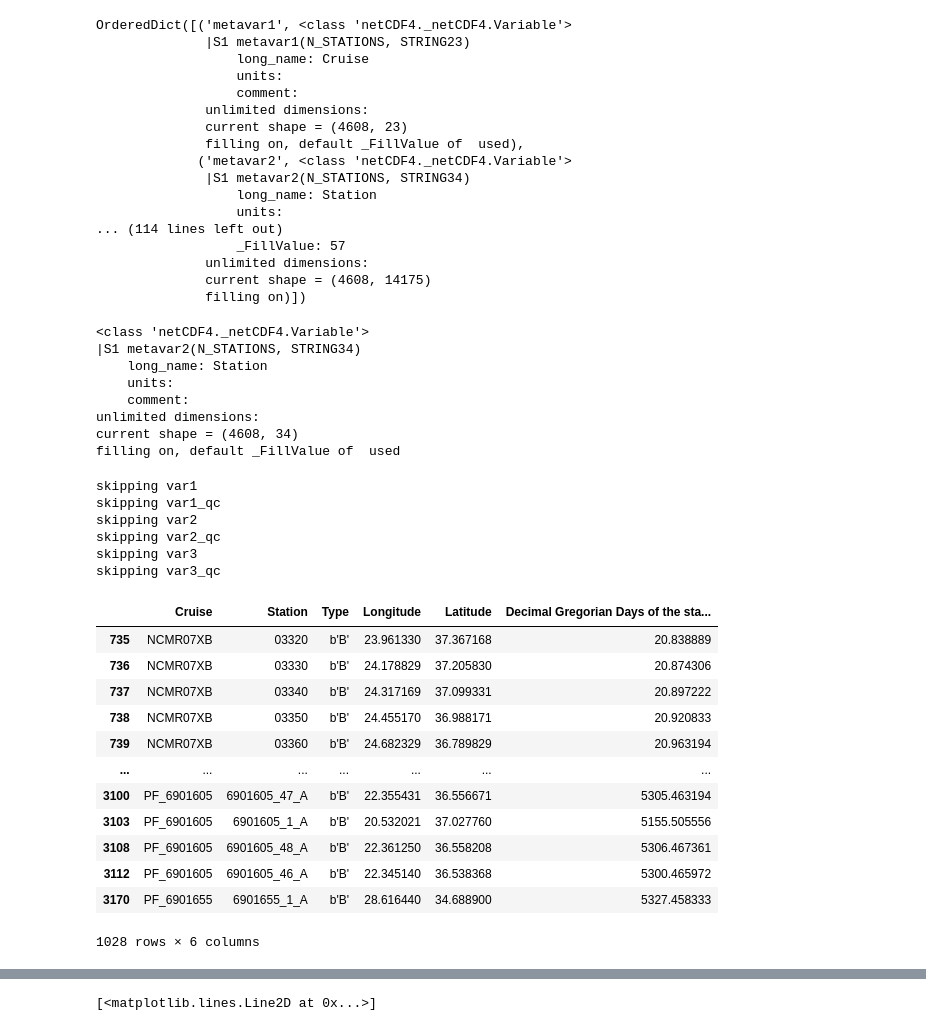
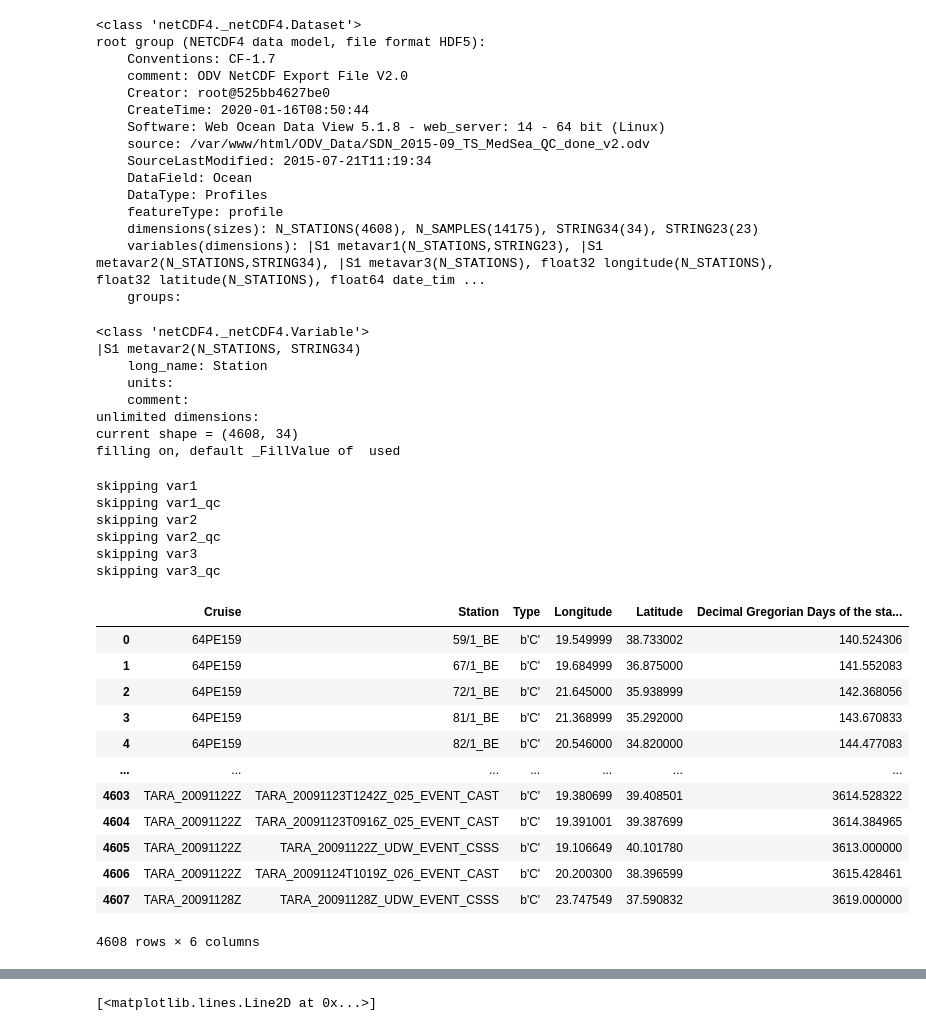
Before and after one commit to openearth/sdc-visualization, a Jupyter notebook: notebooks/timeseries.ipynb, the cells around one changed output, grey strips where cells are left out. Saved outputs shown, nothing was run; the diff lists cells and outputs as text; code cells hidden in the pictures.

```diff
--- a/notebooks/timeseries.ipynb
+++ b/notebooks/timeseries.ipynb
@@ -10,24 +12,23 @@ import matplotlib.pyplot as plt
 # xr.set_options(display_style='html')
 # %%
 ds = netCDF4.Dataset('../data/SDN_2015-09_TS_MedSea_QC_done_v2_130ef42_1.nc')
+ds
 # %% [output]
-OrderedDict([('metavar1', <class 'netCDF4._netCDF4.Variable'>
-              |S1 metavar1(N_STATIONS, STRING23)
-                  long_name: Cruise
-                  units:
-                  comment:
-              unlimited dimensions:
-              current shape = (4608, 23)
-              filling on, default _FillValue of  used),
-             ('metavar2', <class 'netCDF4._netCDF4.Variable'>
-              |S1 metavar2(N_STATIONS, STRING34)
-                  long_name: Station
-                  units:
-... (114 lines left out)
-                  _FillValue: 57
-              unlimited dimensions:
-              current shape = (4608, 14175)
-              filling on)])
+<class 'netCDF4._netCDF4.Dataset'>
+root group (NETCDF4 data model, file format HDF5):
+    Conventions: CF-1.7
+    comment: ODV NetCDF Export File V2.0
+    Creator: root@525bb4627be0
+    CreateTime: 2020-01-16T08:50:44
+    Software: Web Ocean Data View 5.1.8 - web_server: 14 - 64 bit (Linux)
+    source: /var/www/html/ODV_Data/SDN_2015-09_TS_MedSea_QC_done_v2.odv
+    SourceLastModified: 2015-07-21T11:19:34
+    DataField: Ocean
+    DataType: Profiles
+    featureType: profile
+    dimensions(sizes): N_STATIONS(4608), N_SAMPLES(14175), STRING34(34), STRING23(23)
+    variables(dimensions): |S1 metavar1(N_STATIONS,STRING23), |S1 metavar2(N_STATIONS,STRING34), |S1 metavar3(N_STATIONS), float32 longitude(N_STATIONS), float32 latitude(N_STATIONS), float64 date_tim ...
+    groups:
 # %%
 ds.variables['metavar2']
 # %% [output]
@@ -42,38 +43,38 @@ filling on, default _FillValue of  used
 # %%
 vars = {}
 for name in ds.variables:
     var = ds.variables[name]
     if var.long_name:
         column = var.long_name
     else:
         column = name
 
     if var.dtype == 'S1' and len(var.dimensions) == 2:
         vars[column] = netCDF4.chartostring(var[:])
     elif len(var.dimensions) > 1:
         print('skipping',  name)
         continue
     else:
         vars[column] = var[:]
 df = pd.DataFrame(vars)
-df[df.Type == b'B']
+df
 # %% [output]
 skipping var1
 skipping var1_qc
 skipping var2
 skipping var2_qc
 skipping var3
 skipping var3_qc
 |  | Cruise | Station | Type | Longitude | Latitude | Decimal Gregorian Days of the sta... |
-| 735 | NCMR07XB | 03320 | b'B' | 23.961330 | 37.367168 | 20.838889 |
-| 736 | NCMR07XB | 03330 | b'B' | 24.178829 | 37.205830 | 20.874306 |
-| 737 | NCMR07XB | 03340 | b'B' | 24.317169 | 37.099331 | 20.897222 |
-| 738 | NCMR07XB | 03350 | b'B' | 24.455170 | 36.988171 | 20.920833 |
-| 739 | NCMR07XB | 03360 | b'B' | 24.682329 | 36.789829 | 20.963194 |
+| 0 | 64PE159 | 59/1_BE | b'C' | 19.549999 | 38.733002 | 140.524306 |
+| 1 | 64PE159 | 67/1_BE | b'C' | 19.684999 | 36.875000 | 141.552083 |
+| 2 | 64PE159 | 72/1_BE | b'C' | 21.645000 | 35.938999 | 142.368056 |
+| 3 | 64PE159 | 81/1_BE | b'C' | 21.368999 | 35.292000 | 143.670833 |
+| 4 | 64PE159 | 82/1_BE | b'C' | 20.546000 | 34.820000 | 144.477083 |
 | ... | ... | ... | ... | ... | ... | ... |
-| 3100 | PF_6901605 | 6901605_47_A | b'B' | 22.355431 | 36.556671 | 5305.463194 |
-| 3103 | PF_6901605 | 6901605_1_A | b'B' | 20.532021 | 37.027760 | 5155.505556 |
-| 3108 | PF_6901605 | 6901605_48_A | b'B' | 22.361250 | 36.558208 | 5306.467361 |
-| 3112 | PF_6901605 | 6901605_46_A | b'B' | 22.345140 | 36.538368 | 5300.465972 |
-| 3170 | PF_6901655 | 6901655_1_A | b'B' | 28.616440 | 34.688900 | 5327.458333 |
+| 4603 | TARA_20091122Z | TARA_20091123T1242Z_025_EVENT_CAST | b'C' | 19.380699 | 39.408501 | 3614.528322 |
+| 4604 | TARA_20091122Z | TARA_20091123T0916Z_025_EVENT_CAST | b'C' | 19.391001 | 39.387699 | 3614.384965 |
+| 4605 | TARA_20091122Z | TARA_20091122Z_UDW_EVENT_CSSS | b'C' | 19.106649 | 40.101780 | 3613.000000 |
+| 4606 | TARA_20091122Z | TARA_20091124T1019Z_026_EVENT_CAST | b'C' | 20.200300 | 38.396599 | 3615.428461 |
+| 4607 | TARA_20091128Z | TARA_20091128Z_UDW_EVENT_CSSS | b'C' | 23.747549 | 37.590832 | 3619.000000 |
-1028 rows × 6 columns
+4608 rows × 6 columns
```
Also changed, not shown: parts of 5 cells of this notebook, 1 other file.
